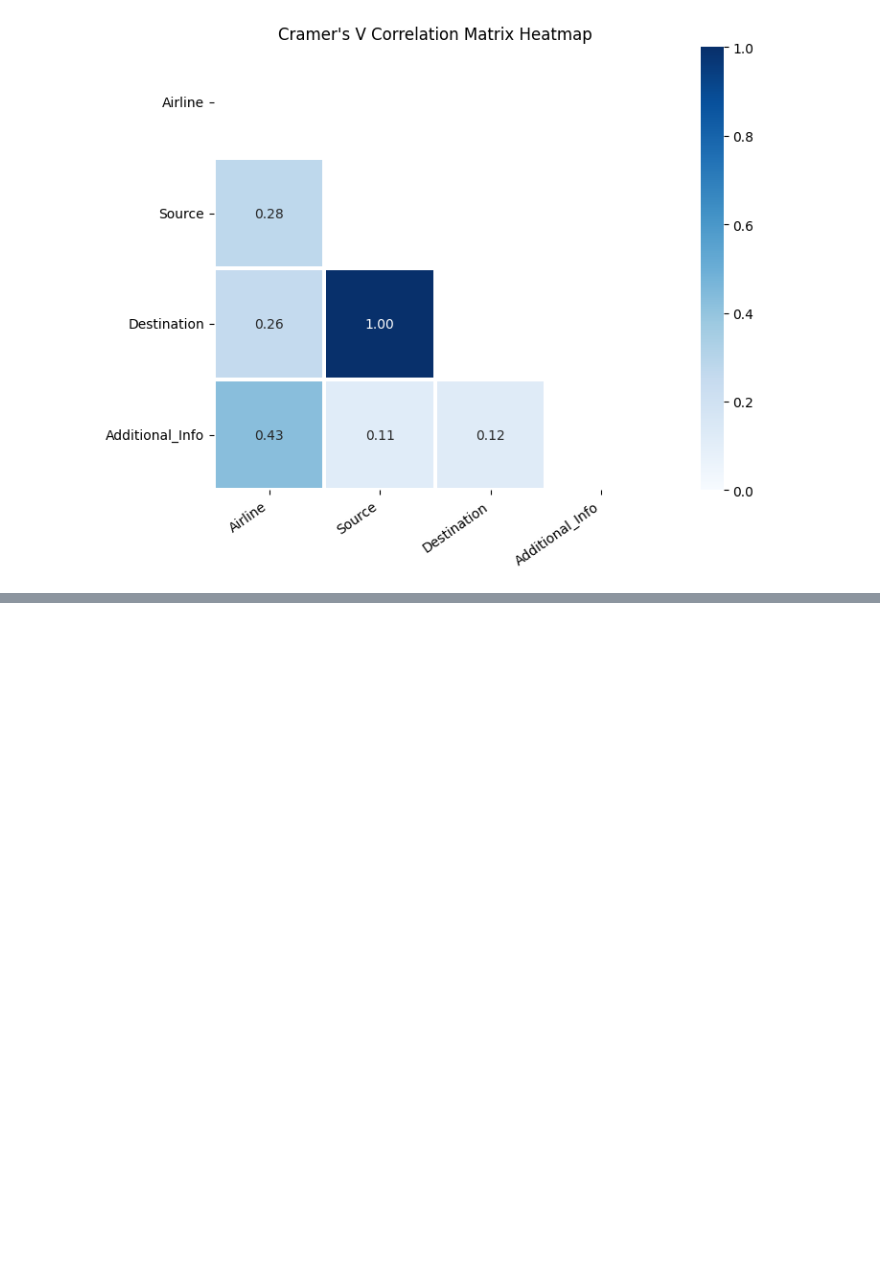
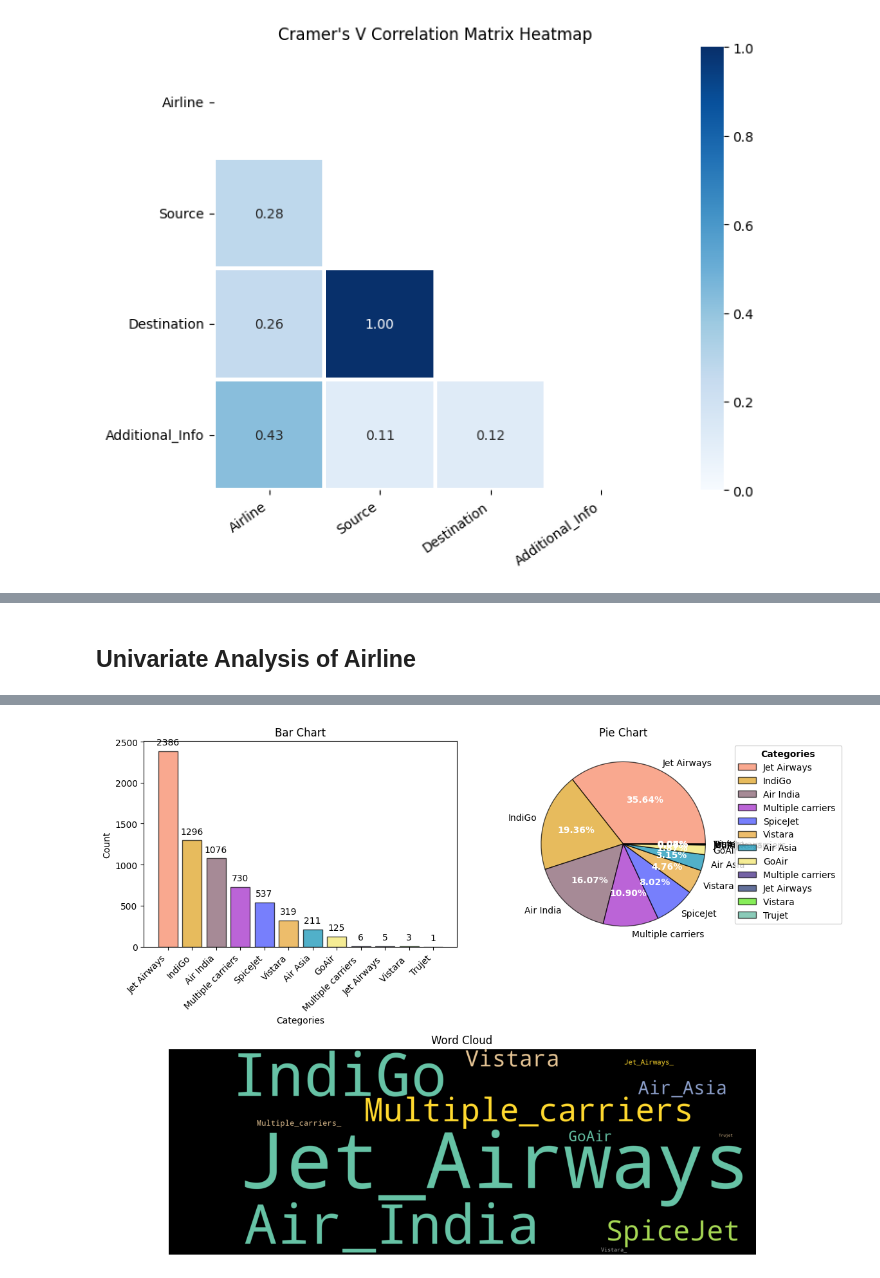
Before and after one commit to banalok/aws_sagemaker_ec2_s3_ml_pipeline, a Jupyter notebook: Untitled.ipynb, the cells around one changed output, grey strips where cells are left out. Cells and saved outputs as stored; diff of their text form; code cells hidden in the pictures; blank space fills up the shorter version.

```diff
--- a/Untitled.ipynb
+++ b/Untitled.ipynb
@@ -669,0 +725,4 @@ eda_utils.cramersV_heatmap(train) #categorical correlation
+# %%
+eda_utils.cat_univar_plots(train, "Airline")
+# %% [output]
+Univariate Analysis of Airline
@@ -669,0 +730 @@ eda_utils.cramersV_heatmap(train) #categorical correlation
+[figure, added]
```
Also changed, not shown: parts of 35 cells of this notebook.
